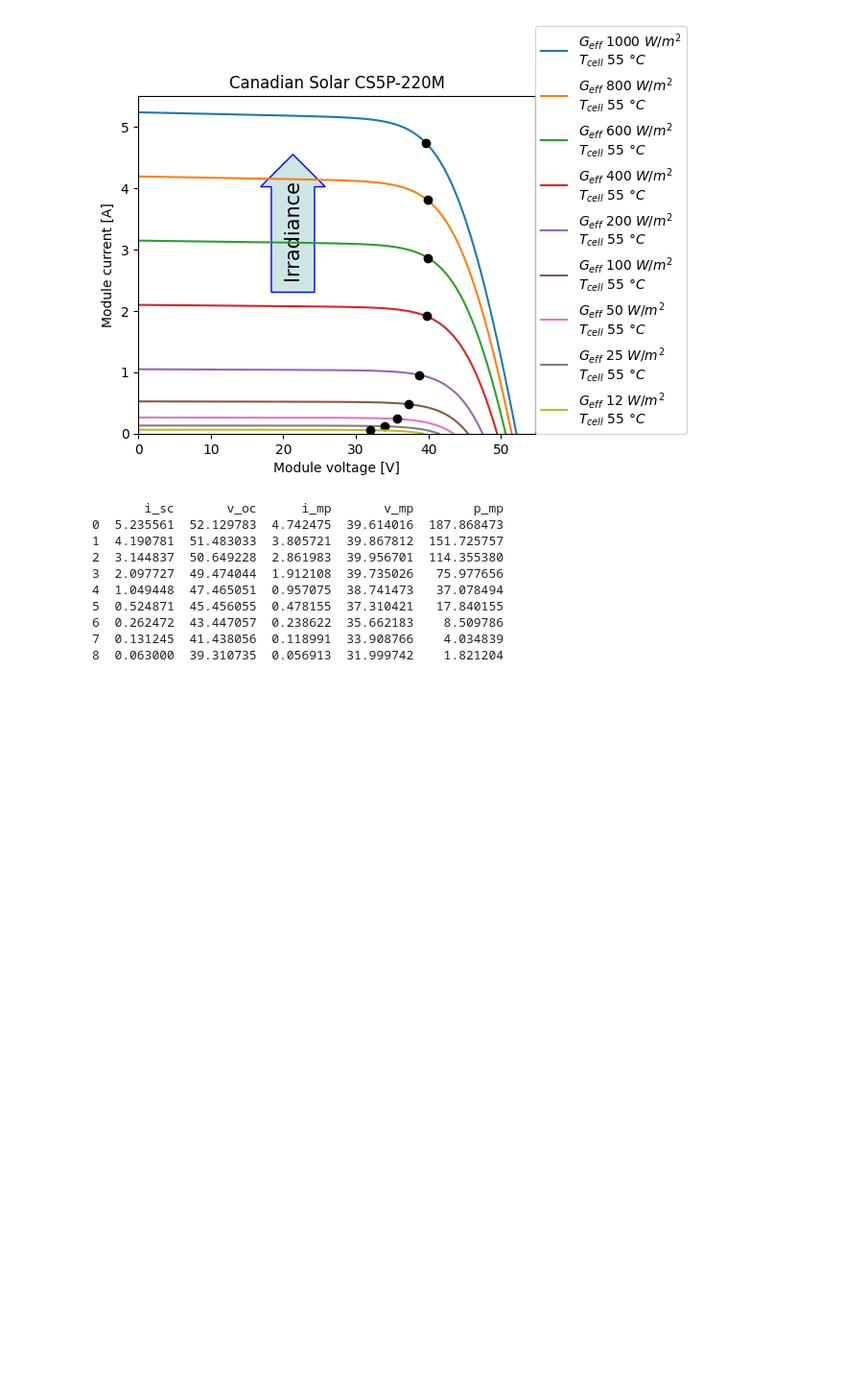
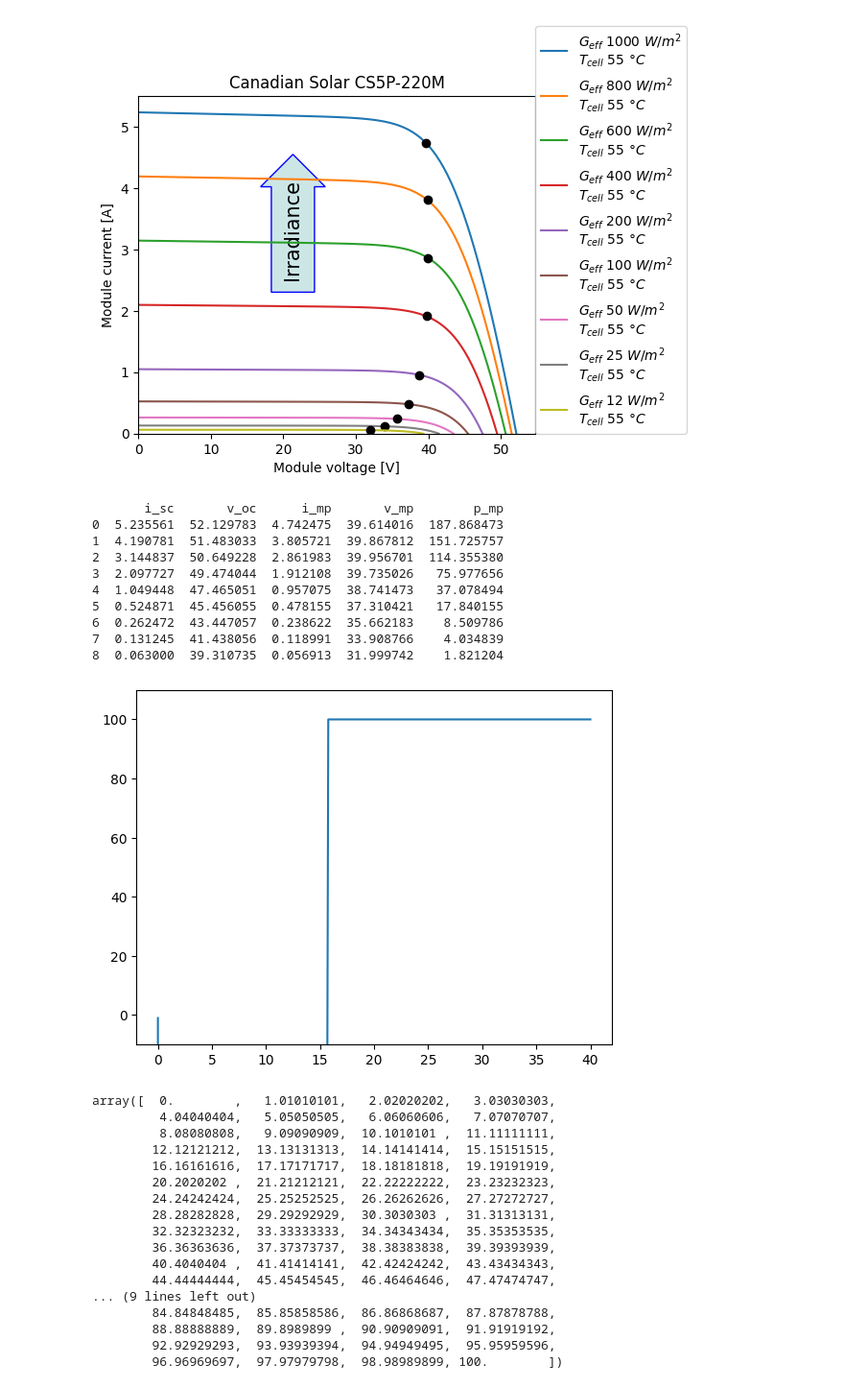
Before and after one commit to natecostello/pv-partial-shading, a Jupyter notebook: sunrise-sunset-voltage-study.ipynb, the cells around one changed output. Shown at 96% size. Saved outputs shown, nothing was run; the diff lists cells and outputs as text; code cells hidden in the pictures; blank space fills up the shorter version.

```diff
--- a/sunrise-sunset-voltage-study.ipynb
+++ b/sunrise-sunset-voltage-study.ipynb
@@ -358,3 +359,43 @@ print(pd.DataFrame({
 6  0.262472  43.447057  0.238622  35.662183    8.509786
 7  0.131245  41.438056  0.118991  33.908766    4.034839
 8  0.063000  39.310735  0.056913  31.999742    1.821204
+# %%
+inv_params = {
+    'Paco' : 100,
+    'Pdco' : 100,
+    'Vdco' : 15,
+    'Pso' : 1,
+    'C0' : .5,
+    'C1' : -1,
+    'C2' : 1,
+    'C3' : 0,
+    'Pnt' : -1
+}
+
+vdc = np.linspace(0, 40, 100)
+pdc = np.linspace(0, 100, 100)
+pac = inverter.sandia(vdc, pdc, inv_params)
+plt.plot(vdc, pac)
+plt.ylim(-10, 110)
+plt.show()
+pac
+pdc
+# %% [output]
+[figure, added]
+array([  0.        ,   1.01010101,   2.02020202,   3.03030303,
+         4.04040404,   5.05050505,   6.06060606,   7.07070707,
+         8.08080808,   9.09090909,  10.1010101 ,  11.11111111,
+        12.12121212,  13.13131313,  14.14141414,  15.15151515,
+        16.16161616,  17.17171717,  18.18181818,  19.19191919,
+        20.2020202 ,  21.21212121,  22.22222222,  23.23232323,
+        24.24242424,  25.25252525,  26.26262626,  27.27272727,
+        28.28282828,  29.29292929,  30.3030303 ,  31.31313131,
+        32.32323232,  33.33333333,  34.34343434,  35.35353535,
+        36.36363636,  37.37373737,  38.38383838,  39.39393939,
+        40.4040404 ,  41.41414141,  42.42424242,  43.43434343,
+        44.44444444,  45.45454545,  46.46464646,  47.47474747,
+... (9 lines left out)
+        84.84848485,  85.85858586,  86.86868687,  87.87878788,
+        88.88888889,  89.8989899 ,  90.90909091,  91.91919192,
+        92.92929293,  93.93939394,  94.94949495,  95.95959596,
+        96.96969697,  97.97979798,  98.98989899, 100.        ])
```
Also changed, not shown: parts of 5 cells of this notebook, 1 other file.
